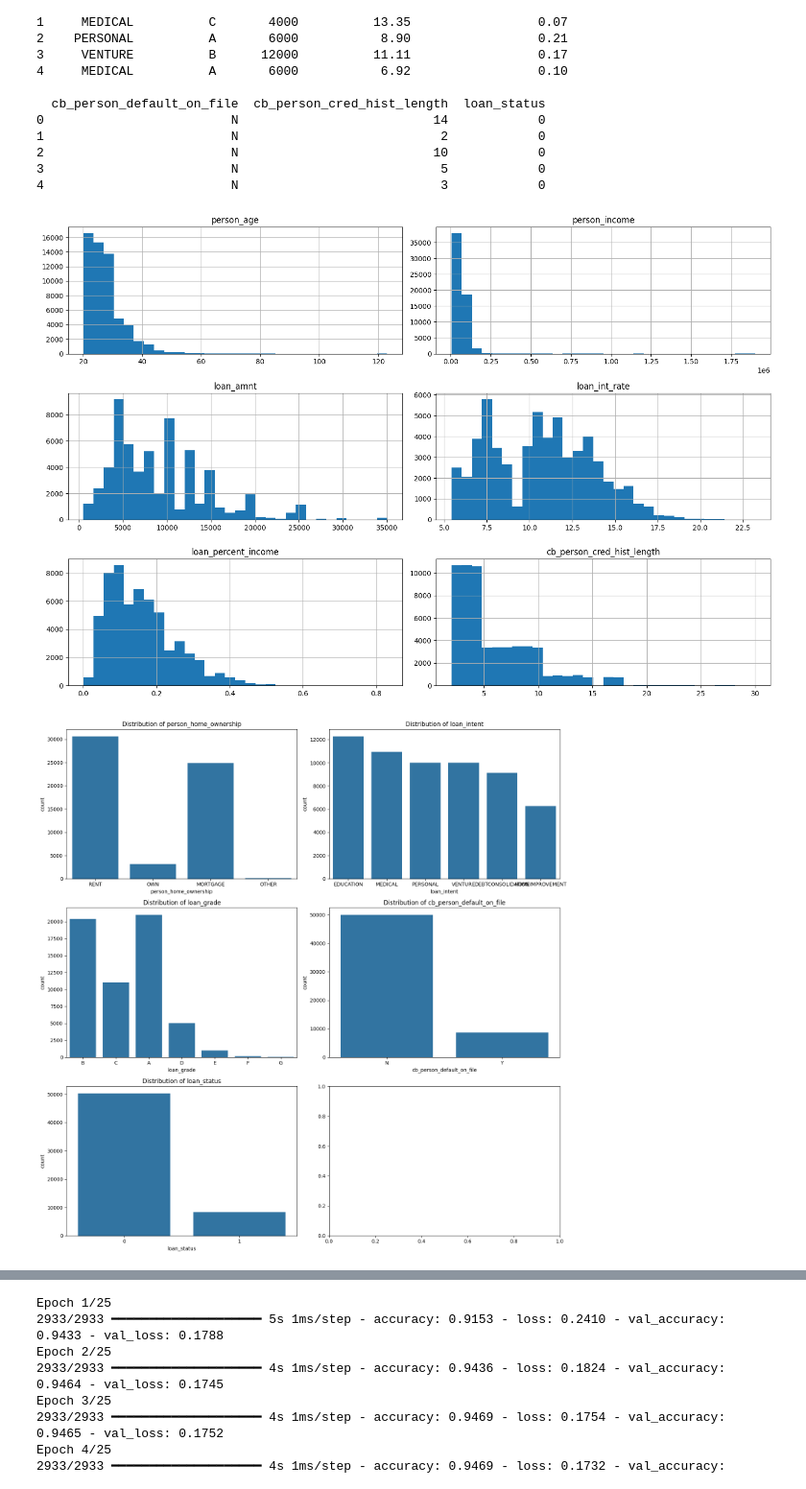
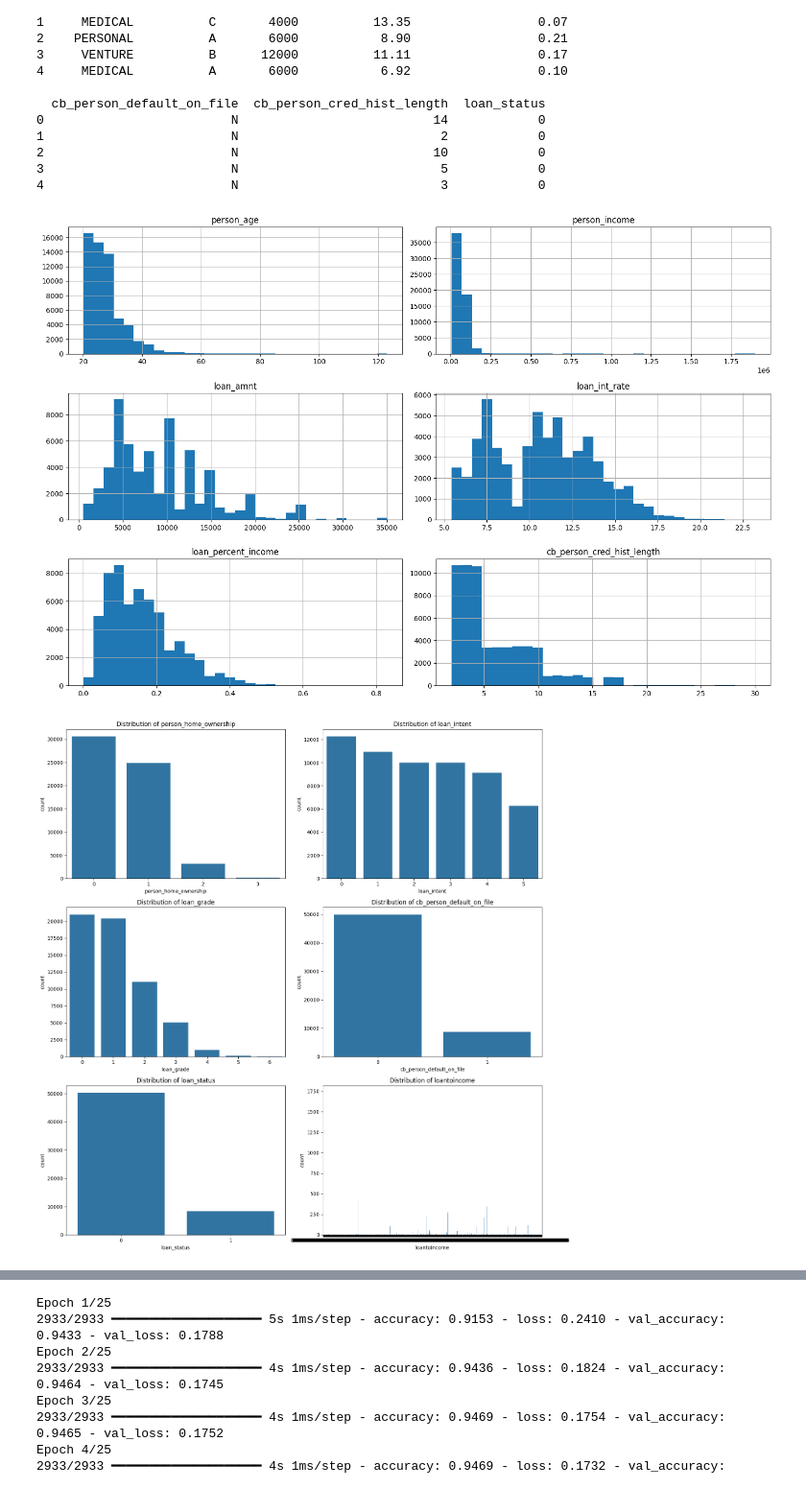
Before and after one commit to Dxuian/ml, a Jupyter notebook: resume/a.ipynb, the cells around one changed output, grey strips where cells are left out. Shown at 96% size. Cells and saved outputs as stored; diff of their text form; code cells hidden in the pictures.

```diff
--- a/resume/a.ipynb
+++ b/resume/a.ipynb
@@ -47,7 +47,8 @@ import matplotlib.pyplot as plt
 import seaborn as sns
 # %%
 # Load the test.csv file
-train = pd.read_csv('train.csv')
+loaddata = pd.read_csv('train.csv')
+train = loaddata.copy()
 print(train.head())
 # %% [output]
    id  person_age  person_income person_home_ownership  person_emp_length  \
@@ -70,26 +71,60 @@ print(train.head())
 2                         N                          10            0
 3                         N                           5            0
 4                         N                           3            0
+# %%
+# feature engineering
+train["loantoincome"] = ((train["loan_amnt"] / train["person_income"])).astype(str).astype('category')
+train["loan_percent_incometoincome"] = ((train["loan_percent_income"] / train["person_income"])).astype(str).astype('category')
+train['person_age_to_person_income'] = (train['person_age'] / train['person_income']).astype(str).astype('category')
+train['person_emp_length_to_person_age'] = (train['person_emp_length'] / train['person_age']).astype(str).astype('category')
+train['loan_int_rate_to_loan_amnt'] = (train['loan_int_rate'] / train['loan_amnt']).astype(str).astype('category')
+
+train['person_home_ownership'] = train['person_home_ownership'].replace({'RENT': 0, 'MORTGAGE': 1, 'OWN': 2, 'OTHER': 3}).astype('category')
+train['loan_intent'] = train['loan_intent'].replace({'EDUCATION': 0, 'MEDICAL': 1, 'PERSONAL': 2, 'VENTURE': 3, 'DEBTCONSOLIDATION': 4, 'HOMEIMPROVEMENT': 5}).astype('category')
+train['loan_grade'] = train['loan_grade'].replace({'A': 0, 'B': 1, 'C': 2, 'D': 3, 'E': 4, 'F': 5, 'G': 6}).astype('category')
+train['cb_person_default_on_file'] = train['cb_person_default_on_file'].replace({'N': 0, 'Y': 1}).astype('category')
+# train['person_emp_length'] = train['person_emp_length'].astype(str).astype('category')
+# train['loan_int_rate'] = (train['loan_int_rate'] * 100).astype(str).astype('category')
+# train['loan_percent_income'] = (train['loan_percent_income'] * 100).astype(str).astype('category')
+
+# more feature engineering
+train["person_home_ownership_income"] = pd.Series(pd.factorize((train["person_home_ownership"].astype(str) + train["person_income"].astype(str)).to_numpy())[0]).astype('category')
 # %%
 
 
 # Plot histograms for numerical columns
-numerical_columns = ['person_age', 'person_income', 'loan_amnt', 'loan_int_rate', 'loan_percent_income', 'cb_person_cred_hist_length']
+numerical_columns = ['person_age', 'person_income', 'loan_amnt',"person_emp_length" ,'loan_int_rate', 'loan_percent_income', 'cb_person_cred_hist_length']
 train[numerical_columns].hist(bins=30, figsize=(15, 10))
 plt.tight_layout()
 plt.show()
 
 # Plot count plots for categorical columns
 categorical_columns = ['person_home_ownership', 'loan_intent', 'loan_grade', 'cb_person_default_on_file', 'loan_status']
+categorical_features = [
+    "loantoincome",
+    "loan_percent_incometoincome",
+    "person_age_to_person_income",
+    "person_emp_length_to_person_age",
+    "loan_int_rate_to_loan_amnt",
+    # "person_emp_length",
+    # "loan_int_rate",
+    # "loan_percent_income",
+    "person_home_ownership_income"
+]
+for col in categorical_features:
+    categorical_columns.append(col)
 fig, axes = plt.subplots(3, 2, figsize=(15, 15))  # Adjusted to 3x2 grid
 for ax, col in zip(axes.flatten(), categorical_columns):
     sns.countplot(data=train, x=col, ax=ax)
     ax.set_title(f'Distribution of {col}')
 plt.tight_layout()
 plt.show()
+
+
+# Define the preprocessing for numerical and categorical features
 # %% [output]
 [figure]
-[figure, old version]
+[figure, new version]
 # %%
 import numpy as np
 from sklearn.pipeline import Pipeline
```
Also changed, not shown: parts of 3 cells of this notebook, 1 other file.
